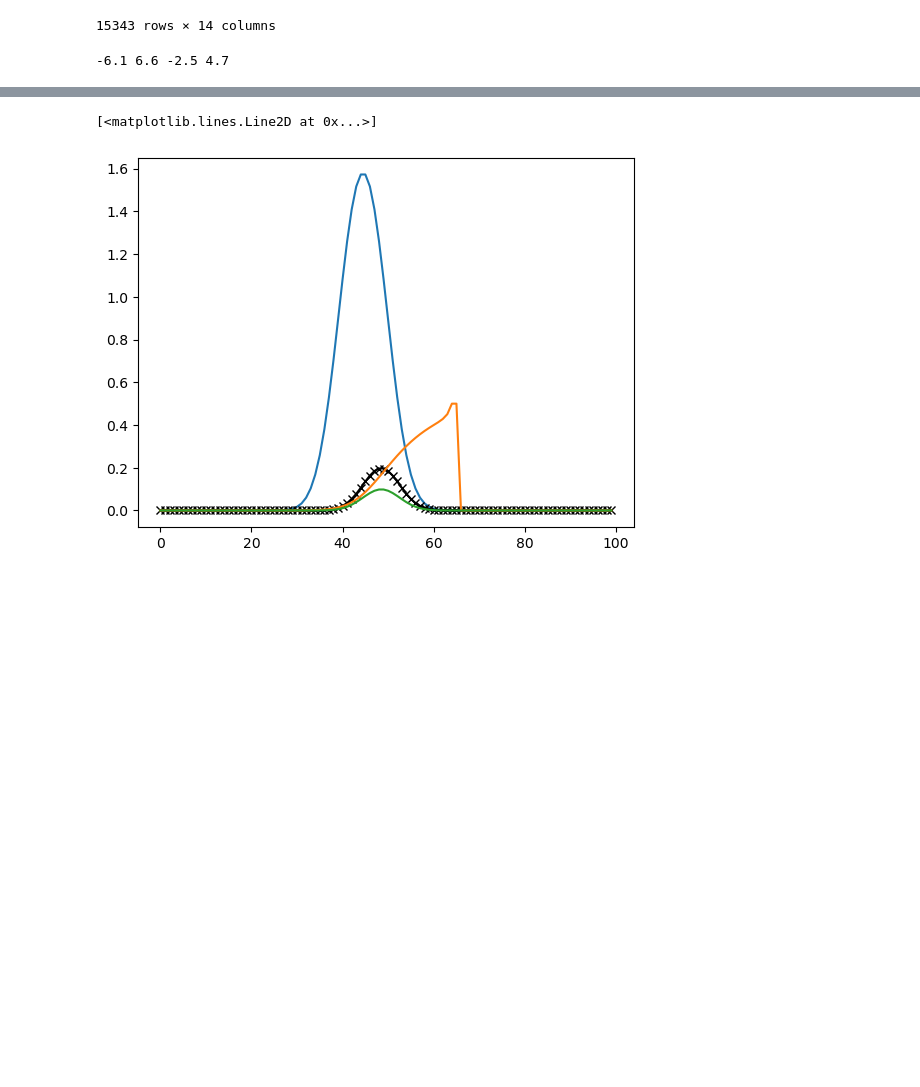
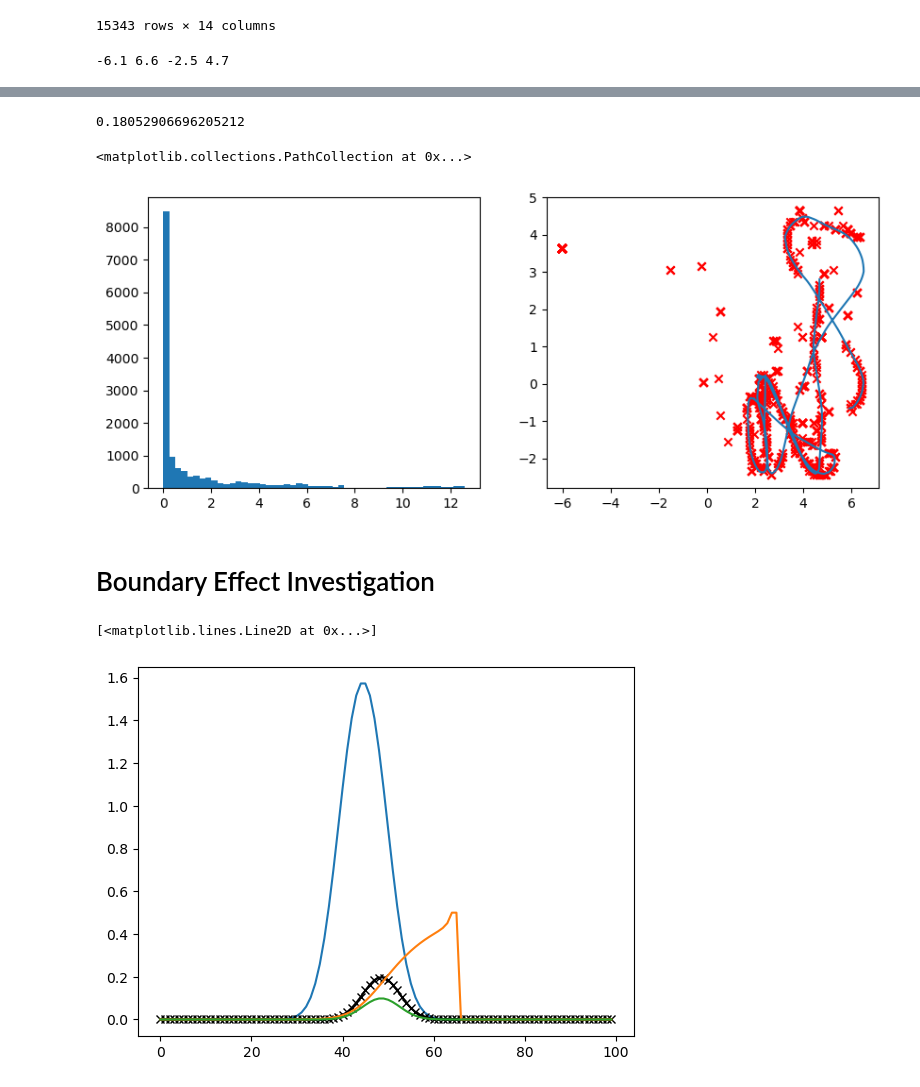
Before and after one commit to yyhhoi/HippoSLAM, a Jupyter notebook: controllers/hipposlam/bayesian_decoder.ipynb, the cells around one changed output, grey strips where cells are left out. Cells and saved outputs as stored; diff of their text form; code cells hidden in the pictures; blank space fills up the shorter version.

```diff
--- a/controllers/hipposlam/bayesian_decoder.ipynb
+++ b/controllers/hipposlam/bayesian_decoder.ipynb
@@ -157,0 +160,9 @@ for i in tqdm(range(num_fnodes)):
+# %%
+from scipy.special import factorial
+
+def logPois(r, k, epsilon=1e-6):
+    out = k * np.log(r+epsilon) - (r+epsilon) - factorial(k)
+    return out
+
+def PBern(p, k):
+    return p * k + (1-k) * (1-p)
@@ -157,0 +209,40 @@ for i in tqdm(range(num_fnodes)):
+# %%
+
+xMLB = np.zeros(trajdf.shape[0])
+yMLB = np.zeros(trajdf.shape[0])
+for i in tqdm(range(trajdf.shape[0])):
+
+    Xeach = trajdf['X'][i]
+
+    act_rid = np.where(Xeach.sum(axis=1) > 0)[0]
+    act_vec = np.zeros(num_fnodes)
+    act_vec[act_rid] = 1
+
+    logL = np.zeros((BD.xedm.shape[0], BD.yedm.shape[0]))
+    for j in range(num_fnodes):
+        ratemap = all_ratemaps[j]
+        k = act_vec[j]
+        prob = PBern(ratemap, k) + 1e-6
+        out = np.log(prob)
+        logL += out
+
+    maxid1D_logL = np.argmax(logL)
+    maxid2D_logL = np.unravel_index(maxid1D_logL, logL.shape)
+    xMLB[i] = BD.xedm[maxid2D_logL[0]]
+    yMLB[i] = BD.yedm[maxid2D_logL[1]]
+# %%
+fig, ax = plt.subplots(1, 2, figsize=(10, 4))
+xgt = trajdf['x'].to_numpy()
+ygt = trajdf['y'].to_numpy()
+
+mse = np.sqrt((xMLB - xgt)**2 + (yMLB - ygt)**2)
+print(np.median(mse))
+ax[0].hist(mse, bins=50)
+
+breakind=1000
+ax[1].plot(xgt[:breakind], ygt[:breakind])
+ax[1].scatter(xMLB[:breakind], yMLB[:breakind], color='r', marker='x')
+# %% [output]
+0.18052906696205212
+<matplotlib.collections.PathCollection at 0x...>
+[figure, added]
@@ -158,3 +251,5 @@ for i in tqdm(range(num_fnodes)):
+# %% [markdown]
+# Boundary Effect Investigation
 # %%
 from scipy.ndimage import gaussian_filter1d
 
```
Also changed, not shown: parts of 4 cells of this notebook.
